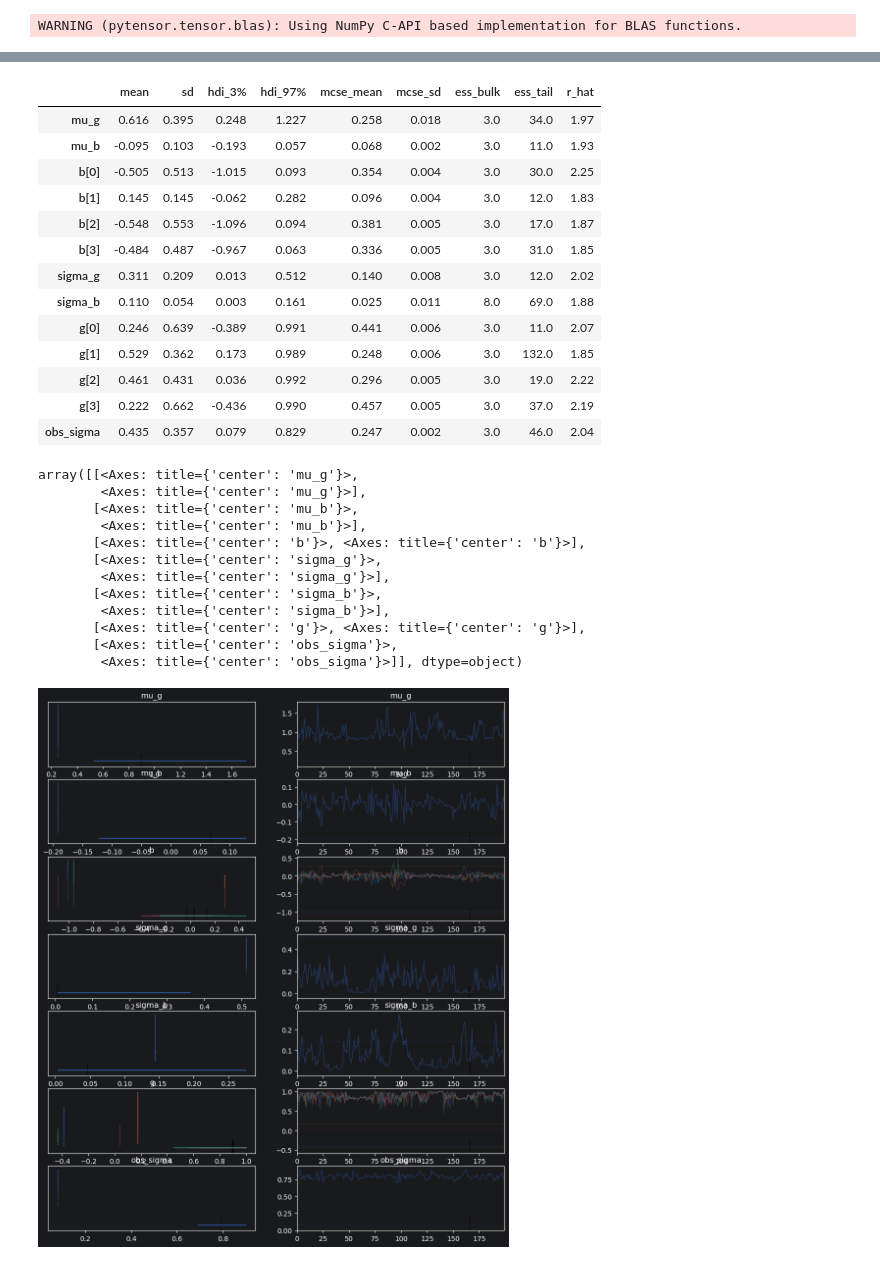
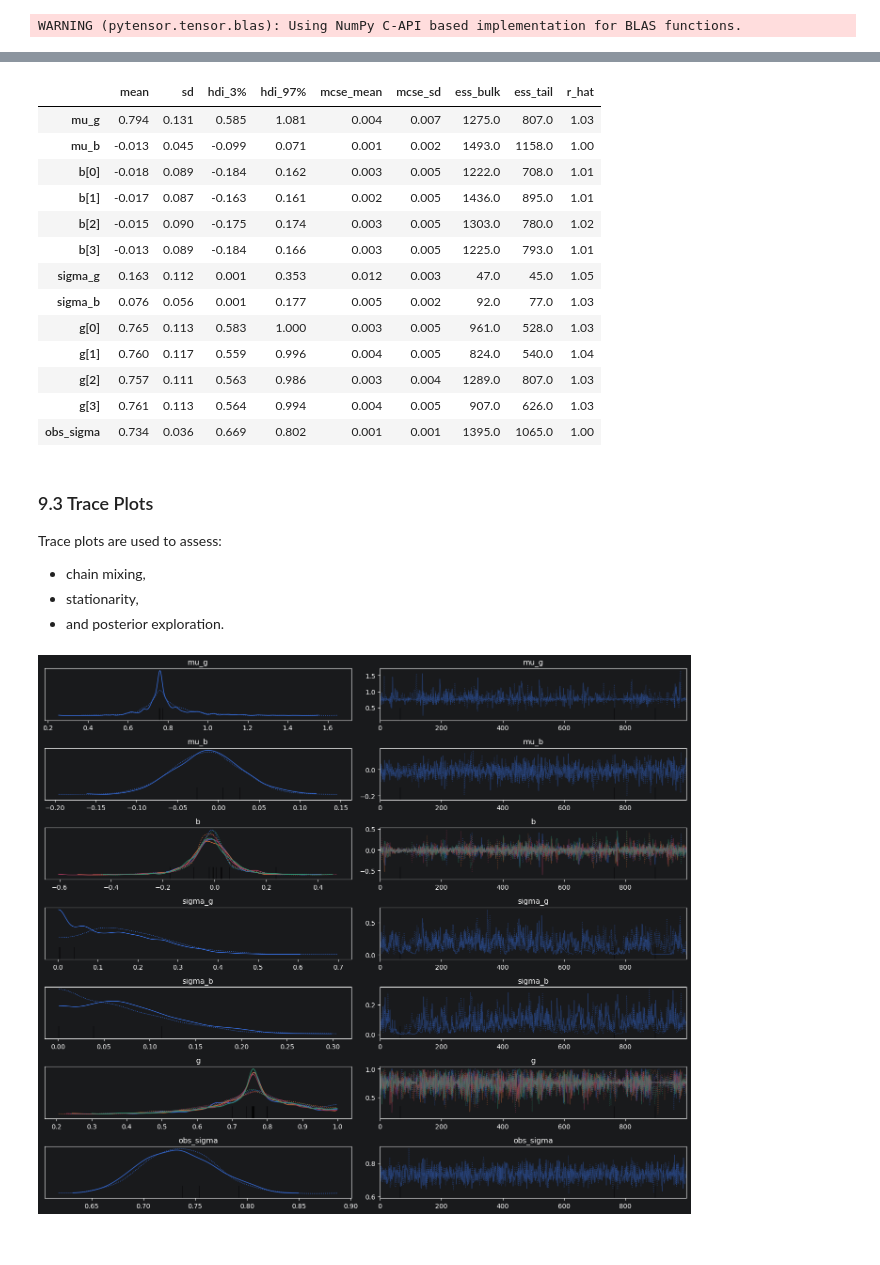
Before and after one commit to minhokg/bh-agent-model, a Jupyter notebook: src/bh_agent_model/analysis/bh_hierarchical_model/bh_hierarchical_model_analysis.ipynb, the cells around one changed output, grey strips where cells are left out. Cells and saved outputs as stored; diff of their text form; code cells hidden in the pictures.

```diff
--- a/src/bh_agent_model/analysis/bh_hierarchical_model/bh_hierarchical_model_analysis.ipynb
+++ b/src/bh_agent_model/analysis/bh_hierarchical_model/bh_hierarchical_model_analysis.ipynb
@@ -88,8 +203,8 @@ model = bh_model.build()
 # run mcmc inference
 with model:
     trace = pm.sample(
-        draws=200,
-        tune=200,
+        draws=1000,
+        tune=1000,
         chains=2,
         target_accept=0.95,
         return_inferencedata=True,
@@ -106,35 +270,35 @@ We recommend running at least 4 chains for robust computation of convergence dia
 # %%
-# posterior summary
 az.summary(trace)
 # %% [output]
 |  | mean | sd | hdi_3% | hdi_97% | mcse_mean | mcse_sd | ess_bulk | ess_tail | r_hat |
-| mu_g | 0.616 | 0.395 | 0.248 | 1.227 | 0.258 | 0.018 | 3.0 | 34.0 | 1.97 |
-| mu_b | -0.095 | 0.103 | -0.193 | 0.057 | 0.068 | 0.002 | 3.0 | 11.0 | 1.93 |
-| b[0] | -0.505 | 0.513 | -1.015 | 0.093 | 0.354 | 0.004 | 3.0 | 30.0 | 2.25 |
-| b[1] | 0.145 | 0.145 | -0.062 | 0.282 | 0.096 | 0.004 | 3.0 | 12.0 | 1.83 |
-| b[2] | -0.548 | 0.553 | -1.096 | 0.094 | 0.381 | 0.005 | 3.0 | 17.0 | 1.87 |
-| b[3] | -0.484 | 0.487 | -0.967 | 0.063 | 0.336 | 0.005 | 3.0 | 31.0 | 1.85 |
-| sigma_g | 0.311 | 0.209 | 0.013 | 0.512 | 0.140 | 0.008 | 3.0 | 12.0 | 2.02 |
-| sigma_b | 0.110 | 0.054 | 0.003 | 0.161 | 0.025 | 0.011 | 8.0 | 69.0 | 1.88 |
-| g[0] | 0.246 | 0.639 | -0.389 | 0.991 | 0.441 | 0.006 | 3.0 | 11.0 | 2.07 |
-| g[1] | 0.529 | 0.362 | 0.173 | 0.989 | 0.248 | 0.006 | 3.0 | 132.0 | 1.85 |
-| g[2] | 0.461 | 0.431 | 0.036 | 0.992 | 0.296 | 0.005 | 3.0 | 19.0 | 2.22 |
-| g[3] | 0.222 | 0.662 | -0.436 | 0.990 | 0.457 | 0.005 | 3.0 | 37.0 | 2.19 |
-| obs_sigma | 0.435 | 0.357 | 0.079 | 0.829 | 0.247 | 0.002 | 3.0 | 46.0 | 2.04 |
+| mu_g | 0.794 | 0.131 | 0.585 | 1.081 | 0.004 | 0.007 | 1275.0 | 807.0 | 1.03 |
+| mu_b | -0.013 | 0.045 | -0.099 | 0.071 | 0.001 | 0.002 | 1493.0 | 1158.0 | 1.00 |
+| b[0] | -0.018 | 0.089 | -0.184 | 0.162 | 0.003 | 0.005 | 1222.0 | 708.0 | 1.01 |
+| b[1] | -0.017 | 0.087 | -0.163 | 0.161 | 0.002 | 0.005 | 1436.0 | 895.0 | 1.01 |
+| b[2] | -0.015 | 0.090 | -0.175 | 0.174 | 0.003 | 0.005 | 1303.0 | 780.0 | 1.02 |
+| b[3] | -0.013 | 0.089 | -0.184 | 0.166 | 0.003 | 0.005 | 1225.0 | 793.0 | 1.01 |
+| sigma_g | 0.163 | 0.112 | 0.001 | 0.353 | 0.012 | 0.003 | 47.0 | 45.0 | 1.05 |
+| sigma_b | 0.076 | 0.056 | 0.001 | 0.177 | 0.005 | 0.002 | 92.0 | 77.0 | 1.03 |
+| g[0] | 0.765 | 0.113 | 0.583 | 1.000 | 0.003 | 0.005 | 961.0 | 528.0 | 1.03 |
+| g[1] | 0.760 | 0.117 | 0.559 | 0.996 | 0.004 | 0.005 | 824.0 | 540.0 | 1.04 |
+| g[2] | 0.757 | 0.111 | 0.563 | 0.986 | 0.003 | 0.004 | 1289.0 | 807.0 | 1.03 |
+| g[3] | 0.761 | 0.113 | 0.564 | 0.994 | 0.004 | 0.005 | 907.0 | 626.0 | 1.03 |
+| obs_sigma | 0.734 | 0.036 | 0.669 | 0.802 | 0.001 | 0.001 | 1395.0 | 1065.0 | 1.00 |
+# %% [markdown]
+### 9.3 Trace Plots
+
+Trace plots are used to assess:
+* chain mixing,
+* stationarity,
+* and posterior exploration.
 # %%
 # trace diagnostics
-az.plot_trace(data=trace)
+az.plot_trace(
+    data=trace,
+    figsize=(14, 12),
+)
+
+plt.tight_layout()
+plt.show()
 # %% [output]
-array([[<Axes: title={'center': 'mu_g'}>,
-        <Axes: title={'center': 'mu_g'}>],
-       [<Axes: title={'center': 'mu_b'}>,
-        <Axes: title={'center': 'mu_b'}>],
-       [<Axes: title={'center': 'b'}>, <Axes: title={'center': 'b'}>],
-       [<Axes: title={'center': 'sigma_g'}>,
-        <Axes: title={'center': 'sigma_g'}>],
-       [<Axes: title={'center': 'sigma_b'}>,
-        <Axes: title={'center': 'sigma_b'}>],
-       [<Axes: title={'center': 'g'}>, <Axes: title={'center': 'g'}>],
-       [<Axes: title={'center': 'obs_sigma'}>,
-        <Axes: title={'center': 'obs_sigma'}>]], dtype=object)
-[figure, old version]
+[figure, new version]
```
Also changed, not shown: parts of 34 cells of this notebook.
